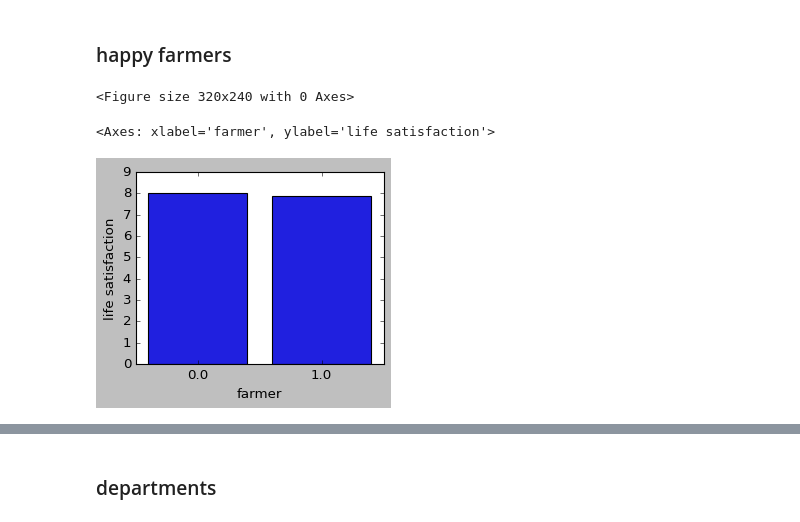
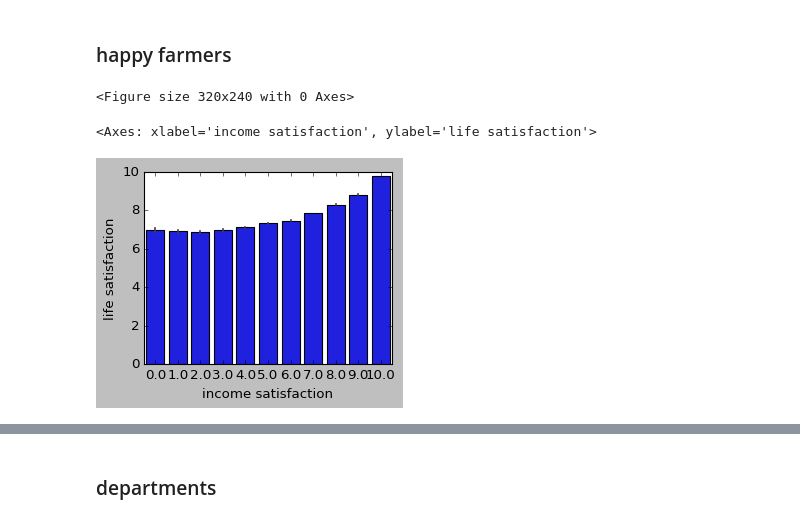
Before and after one commit to theaok/linaColMex, a Jupyter notebook: linaColMex.ipynb, the cells around one changed output, grey strips where cells are left out. Saved outputs shown, nothing was run; the diff lists cells and outputs as text; code cells hidden in the pictures.

```diff
--- a/linaColMex.ipynb
+++ b/linaColMex.ipynb
@@ -298,9 +298,9 @@ chaComHog.farmer.replace(3, np.nan,inplace=True)
 chaComHog.farmer.replace(9, np.nan,inplace=True)
 chaComHog.farmer.replace(2, 0,inplace=True)
 
-chaComHog.farmer.replace(3, np.nan,inplace=True)
-chaComHog.farmer.replace(9, np.nan,inplace=True)
-chaComHog.farmer.replace(2, 0,inplace=True)
+chaComHog.rural.replace(3, np.nan,inplace=True)
+chaComHog.rural.replace(9, np.nan,inplace=True)
+chaComHog.rural.replace(2, 0,inplace=True)
 # %% [output]
 The behavior will change in pandas 3.0. This inplace method will never work because the intermediate object on which we are setting values always behaves as a copy.
 
@@ -409,8 +408,8 @@ dtype: int64
 ### happy farmers
 # %%
 plt.figure(figsize=(4, 3))
-sns.barplot(data=chaComHog, x='farmer', y='life satisfaction', errorbar=('ci', 95))
+sns.barplot(data=chaComHog, x='income satisfaction', y='life satisfaction', errorbar=('ci', 95))
 # %% [output]
 <Figure size 320x240 with 0 Axes>
-<Axes: xlabel='farmer', ylabel='life satisfaction'>
+<Axes: xlabel='income satisfaction', ylabel='life satisfaction'>
-[figure, old version]
+[figure, new version]
```
Also changed, not shown: parts of 4 cells of this notebook.
